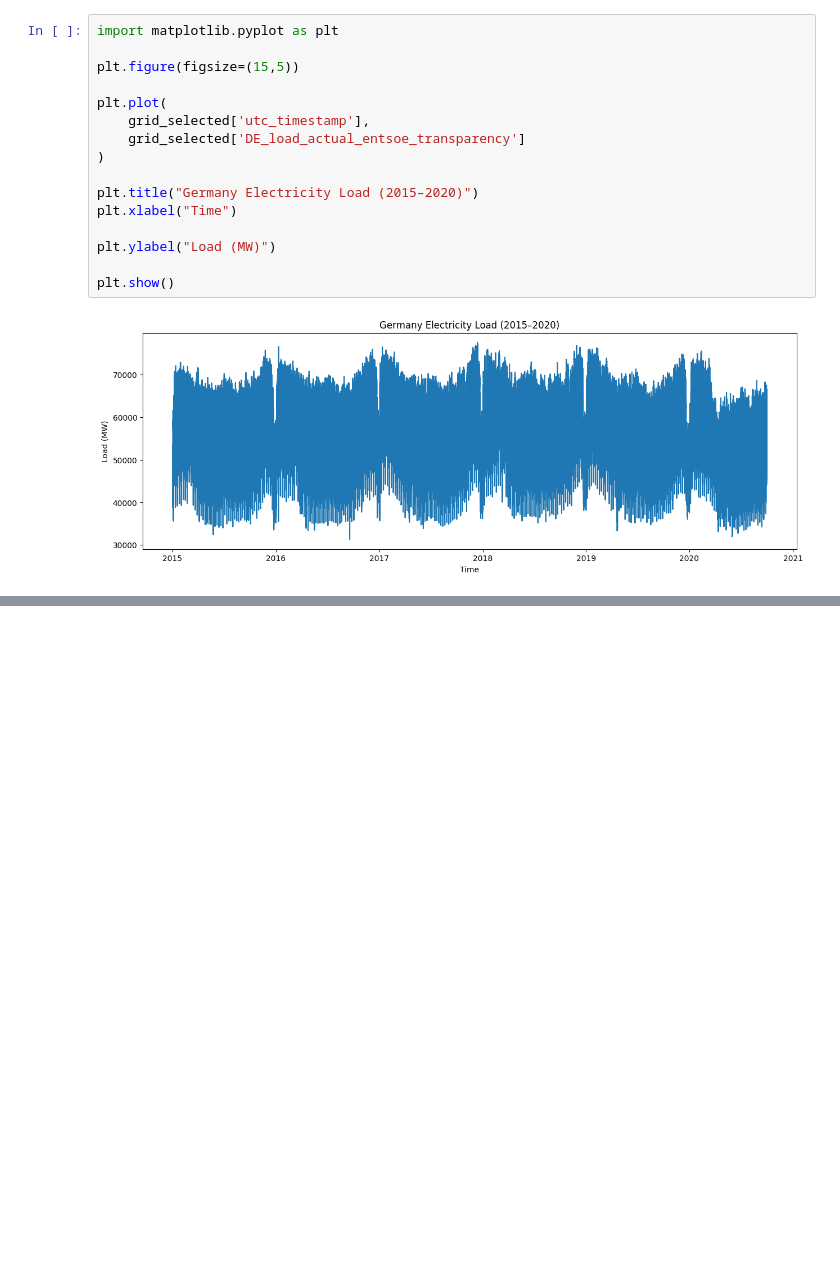
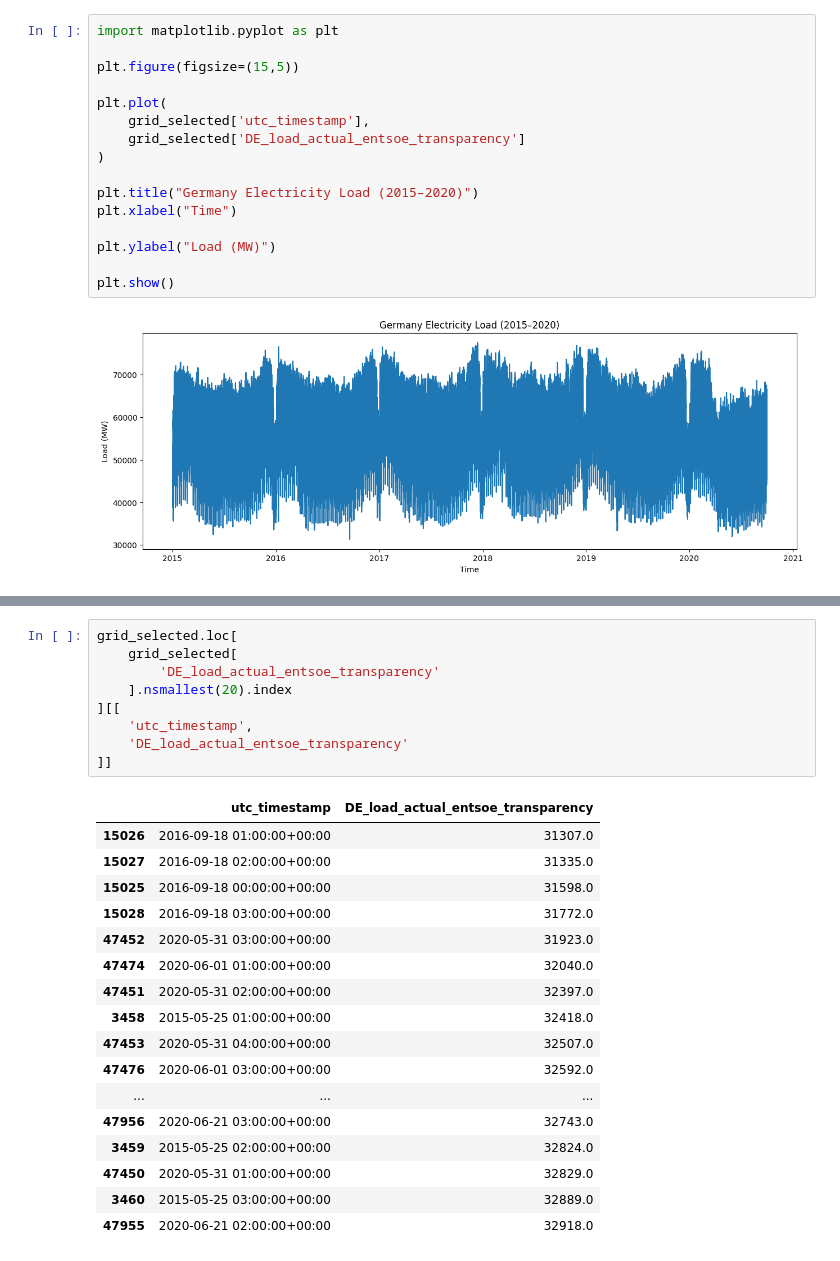
Before and after one commit to Kendivoen/energy-analytics-platform, a Jupyter notebook: notebooks/01_data_collection.ipynb, the cells around one changed output, grey strips where cells are left out. Cells and saved outputs as stored; diff of their text form; blank space fills up the shorter version.

```diff
--- a/notebooks/01_data_collection.ipynb
+++ b/notebooks/01_data_collection.ipynb
@@ -173,0 +190,27 @@ plt.show()
+# %%
+grid_selected.loc[
+    grid_selected[
+        'DE_load_actual_entsoe_transparency'
+    ].nsmallest(20).index
+][[
+    'utc_timestamp',
+    'DE_load_actual_entsoe_transparency'
+]]
+# %% [output]
+|  | utc_timestamp | DE_load_actual_entsoe_transparency |
+| 15026 | 2016-09-18 01:00:00+00:00 | 31307.0 |
+| 15027 | 2016-09-18 02:00:00+00:00 | 31335.0 |
+| 15025 | 2016-09-18 00:00:00+00:00 | 31598.0 |
+| 15028 | 2016-09-18 03:00:00+00:00 | 31772.0 |
+| 47452 | 2020-05-31 03:00:00+00:00 | 31923.0 |
+| 47474 | 2020-06-01 01:00:00+00:00 | 32040.0 |
+| 47451 | 2020-05-31 02:00:00+00:00 | 32397.0 |
+| 3458 | 2015-05-25 01:00:00+00:00 | 32418.0 |
+| 47453 | 2020-05-31 04:00:00+00:00 | 32507.0 |
+| 47476 | 2020-06-01 03:00:00+00:00 | 32592.0 |
+| ... | ... | ... |
+| 47956 | 2020-06-21 03:00:00+00:00 | 32743.0 |
+| 3459 | 2015-05-25 02:00:00+00:00 | 32824.0 |
+| 47450 | 2020-05-31 01:00:00+00:00 | 32829.0 |
+| 3460 | 2015-05-25 03:00:00+00:00 | 32889.0 |
+| 47955 | 2020-06-21 02:00:00+00:00 | 32918.0 |
```
Also changed, not shown: parts of 36 cells of this notebook, 1 other file.
